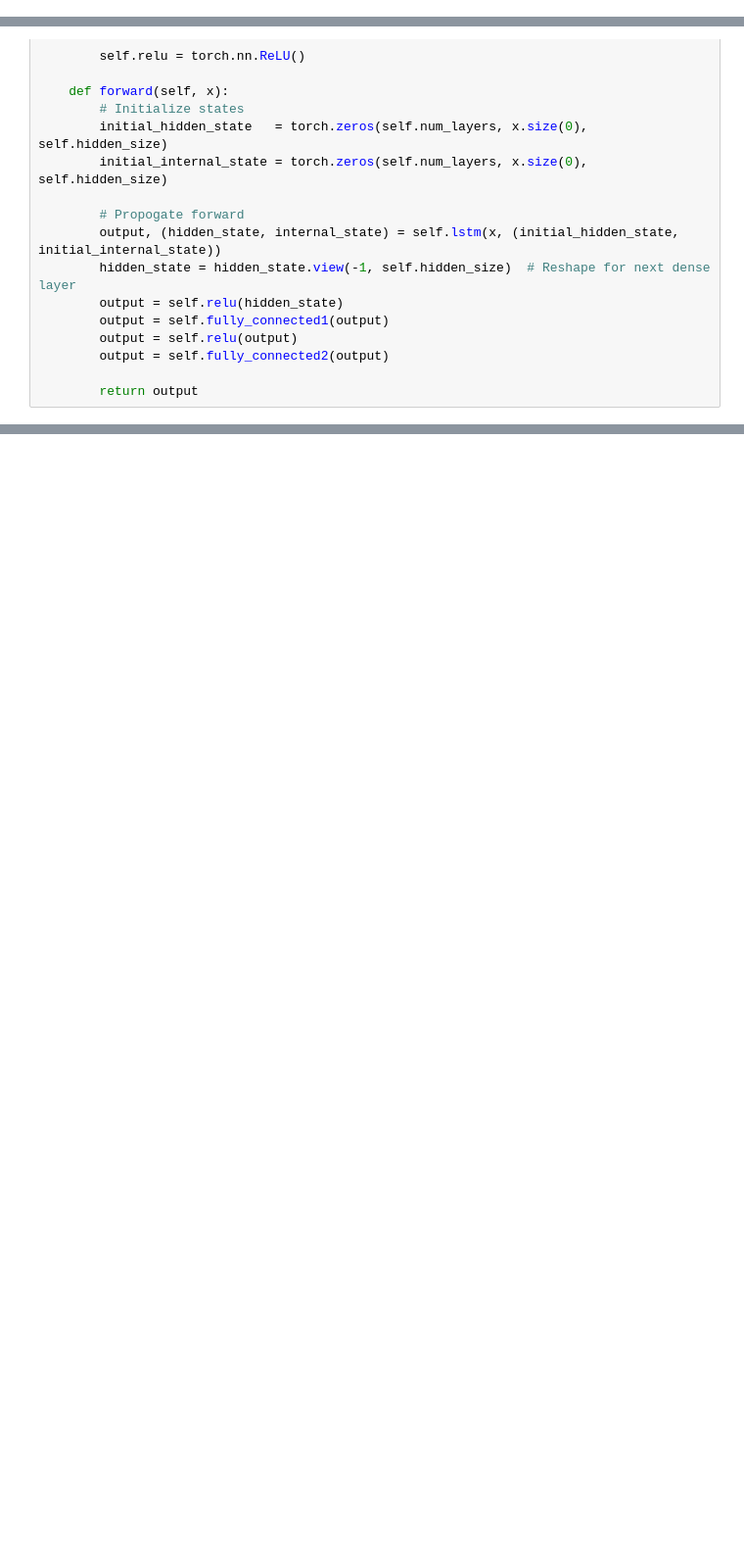
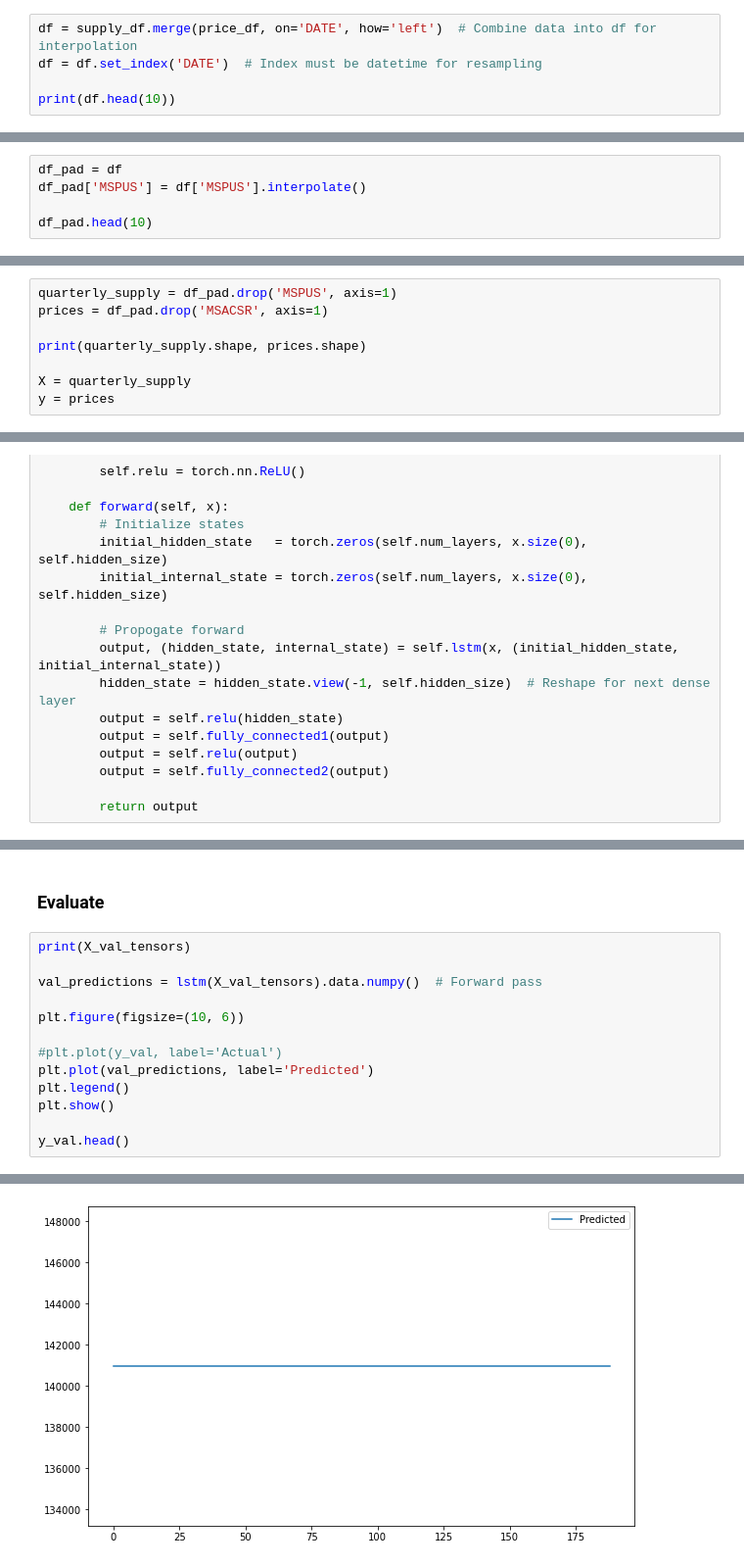
Before and after one commit to hsdistefa/mas-thesis, a Jupyter notebook: EDA.ipynb, the cells around one changed output, grey strips where cells are left out. Shown at 98% size. Saved outputs shown, nothing was run; the diff lists cells and outputs as text; blank space fills up the shorter version.

Commit message:
Added data interpolation

```diff
--- a/EDA.ipynb
+++ b/EDA.ipynb
@@ -136,0 +139,5 @@ quarterly_supply.head()
+# %%
+df = supply_df.merge(price_df, on='DATE', how='left')  # Combine data into df for interpolation
+df = df.set_index('DATE')  # Index must be datetime for resampling
+
+print(df.head(10))
@@ -136,0 +157,5 @@ quarterly_supply.head()
+# %%
+df_pad = df
+df_pad['MSPUS'] = df['MSPUS'].interpolate()
+
+df_pad.head(10)
@@ -141,0 +177,8 @@ y = prices
+# %%
+quarterly_supply = df_pad.drop('MSPUS', axis=1)
+prices = df_pad.drop('MSACSR', axis=1)
+
+print(quarterly_supply.shape, prices.shape)
+
+X = quarterly_supply
+y = prices
@@ -238,0 +311,16 @@ Epoch: 10000, loss: 23599847424.00
+# %% [markdown]
+### Evaluate
+# %%
+print(X_val_tensors)
+
+val_predictions = lstm(X_val_tensors).data.numpy()  # Forward pass
+
+plt.figure(figsize=(10, 6))
+
+#plt.plot(y_val, label='Actual')
+plt.plot(val_predictions, label='Predicted')
+plt.legend()
+plt.show()
+
+y_val.head()
+# %% [output]
@@ -238,0 +344 @@ Epoch: 10000, loss: 23599847424.00
+[figure, added]
```
Also changed, not shown: parts of 10 cells of this notebook.
